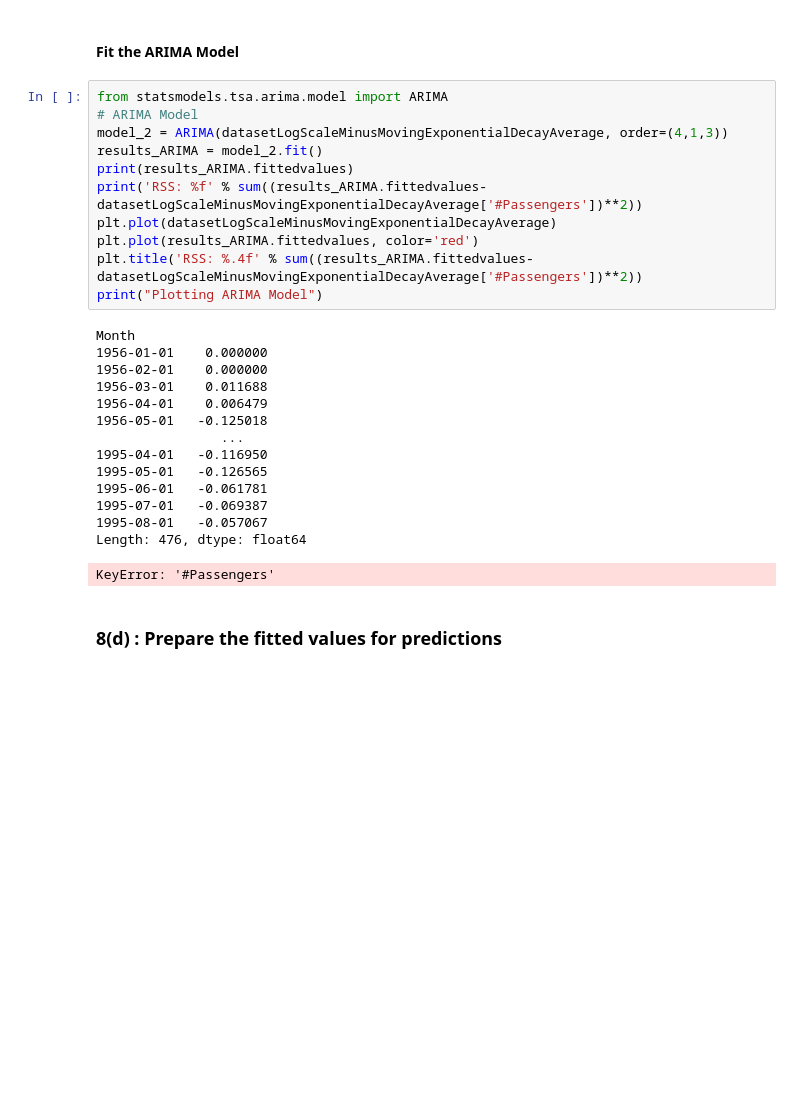
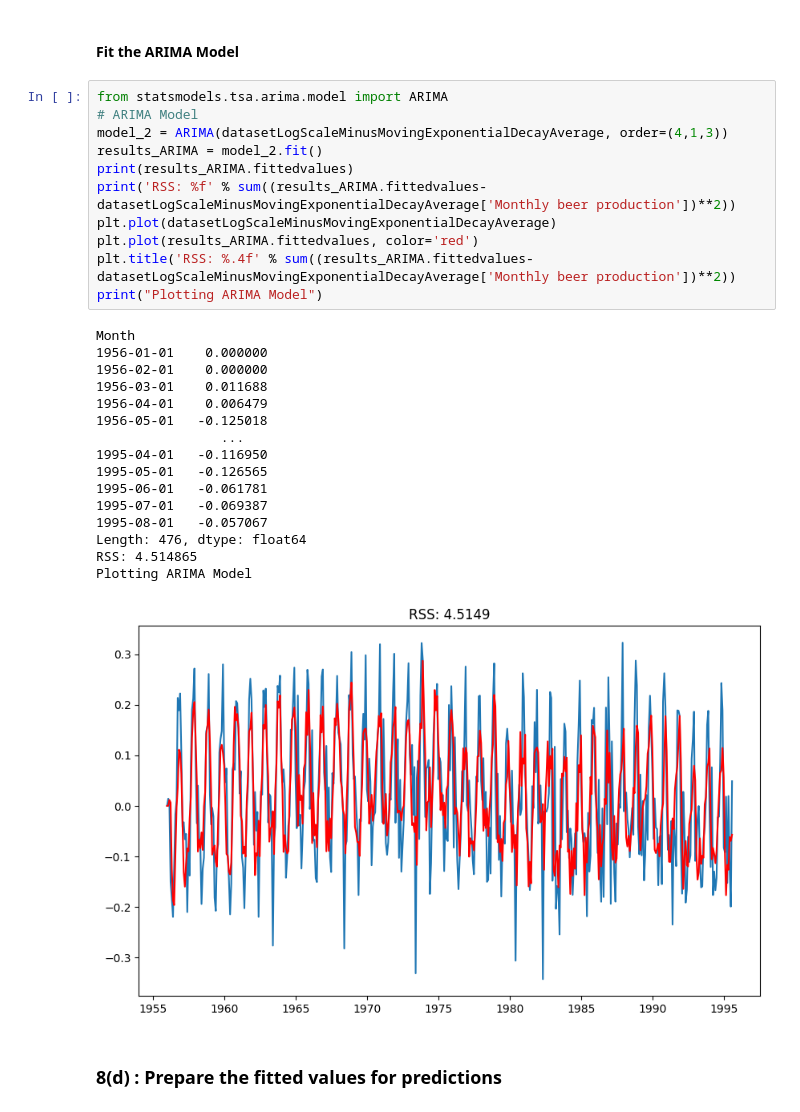
Before and after one commit to SNEHANik/DAV_LAB, a Jupyter notebook: DAV4,5,6,40.ipynb, the cells around one changed output. Cells and saved outputs as stored; diff of their text form; blank space fills up the shorter version.

```diff
--- a/DAV4,5,6,40.ipynb
+++ b/DAV4,5,6,40.ipynb
@@ -761,29 +761,31 @@ Note : SARIMAX - ARIMA with seasonality
 # %%
 from statsmodels.tsa.arima.model import ARIMA
 # ARIMA Model
 model_2 = ARIMA(datasetLogScaleMinusMovingExponentialDecayAverage, order=(4,1,3))
 results_ARIMA = model_2.fit()
 print(results_ARIMA.fittedvalues)
-print('RSS: %f' % sum((results_ARIMA.fittedvalues-datasetLogScaleMinusMovingExponentialDecayAverage['#Passengers'])**2))
+print('RSS: %f' % sum((results_ARIMA.fittedvalues-datasetLogScaleMinusMovingExponentialDecayAverage['Monthly beer production'])**2))
 plt.plot(datasetLogScaleMinusMovingExponentialDecayAverage)
 plt.plot(results_ARIMA.fittedvalues, color='red')
-plt.title('RSS: %.4f' % sum((results_ARIMA.fittedvalues-datasetLogScaleMinusMovingExponentialDecayAverage['#Passengers'])**2))
+plt.title('RSS: %.4f' % sum((results_ARIMA.fittedvalues-datasetLogScaleMinusMovingExponentialDecayAverage['Monthly beer production'])**2))
 print("Plotting ARIMA Model")
 # %% [output]
 Month
 1956-01-01    0.000000
 1956-02-01    0.000000
 1956-03-01    0.011688
 1956-04-01    0.006479
 1956-05-01   -0.125018
                 ...
 1995-04-01   -0.116950
 1995-05-01   -0.126565
 1995-06-01   -0.061781
 1995-07-01   -0.069387
 1995-08-01   -0.057067
 Length: 476, dtype: float64
+RSS: 4.514865
+Plotting ARIMA Model
-KeyError: '#Passengers'
+[figure, added]
 # %% [markdown]
 ### 8(d) : Prepare the fitted values for predictions
 # %%
```
Also changed, not shown: parts of 10 cells of this notebook.
